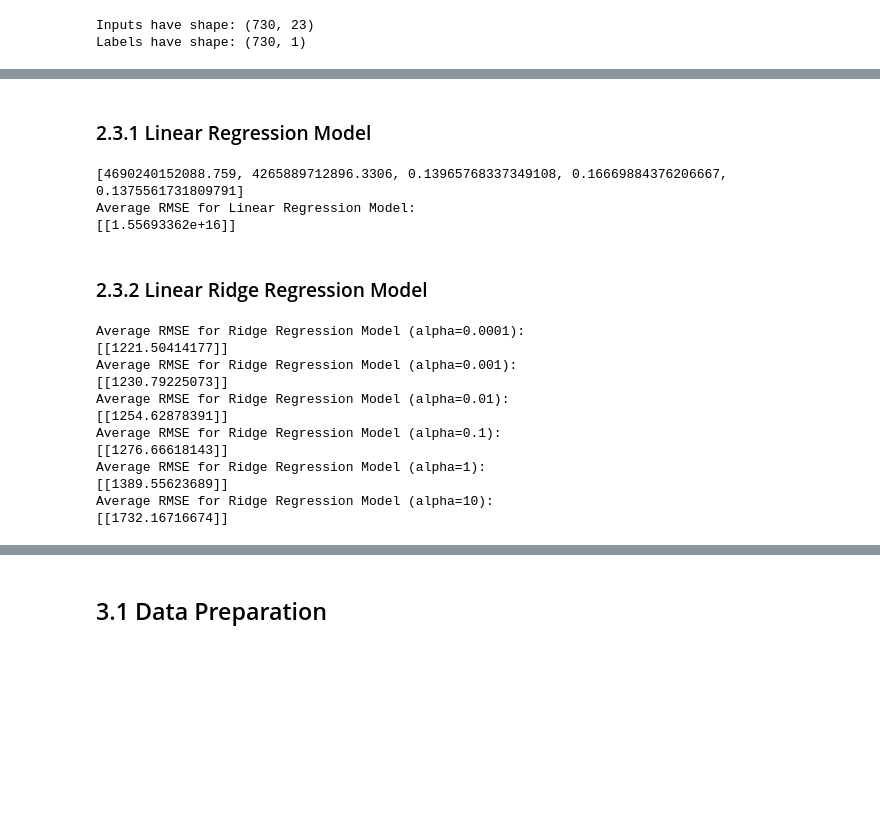
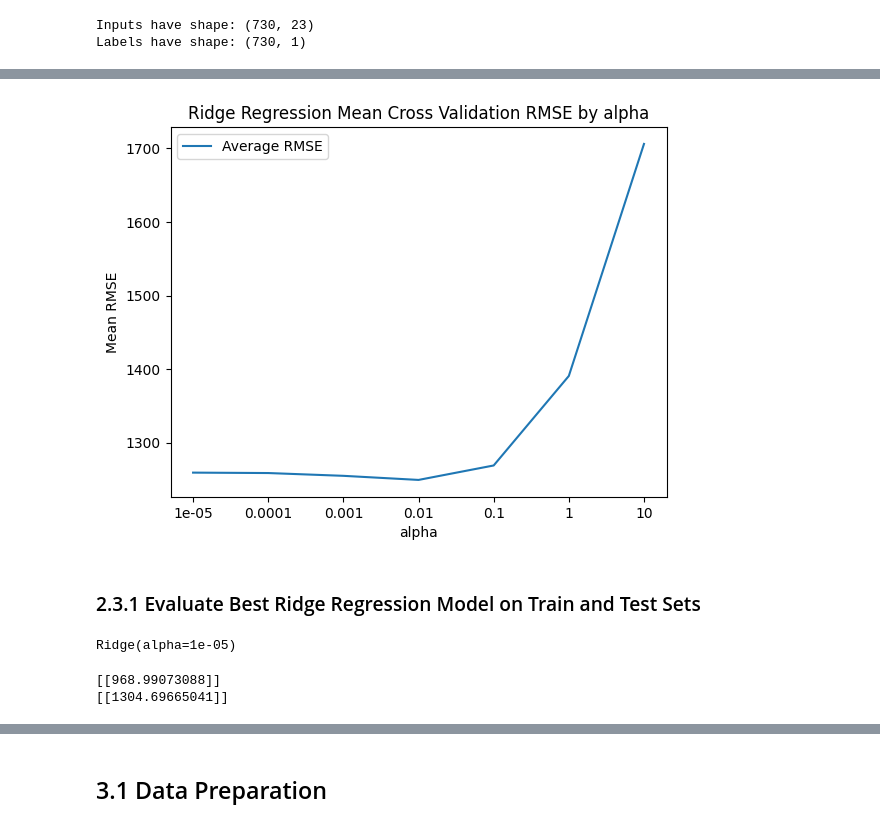
Before and after one commit to ZachOBrien/bikeshare-modelling, a Jupyter notebook: train.ipynb, the cells around one changed output, grey strips where cells are left out. Saved outputs shown, nothing was run; the diff lists cells and outputs as text; code cells hidden in the pictures; blank space fills up the shorter version.

```diff
--- a/train.ipynb
+++ b/train.ipynb
@@ -158,13 +163,13 @@ def create_timeseries_crossval_splits(data, n_splits):
     timeseries_crossval = TimeSeriesSplit(n_splits=5)
     return list(timeseries_crossval.split(data))
 # %%
-train_set_pct = 0.9
-train_set_size = int(len(X)*train_set_pct)
+# Test set will be the last 100 days of data
+train_set_size = len(X) - 100
 
 X_train_and_val = X[:train_set_size]
 y_train_and_val = y[:train_set_size]
 X_test = X[train_set_size:]
-y_test = X[train_set_size:]
+y_test = y[train_set_size:]
 
 # Create TRAIN, VALIDATION, and TEST sets for time series cross validation
 crossval_indices = create_timeseries_crossval_splits(X_train_and_val, n_splits=5)
@@ -217,7 +218,7 @@ def evaluate_linear_model(model, X, y, ts_crossvalidation_indices):
                                                  to perform timeseries cross validation
 
     Returns:
-        list[float]: RMSE scores for each cross validation subset
+        list[float], model: RMSE scores for each cross validation subset, and the final trained model
     """
     rmse_scores = []
     for train_indices, validation_indices in ts_crossvalidation_indices:
@@ -227,39 +228,33 @@ def evaluate_linear_model(model, X, y, ts_crossvalidation_indices):
         model.fit(X_train, y_train)
         predictions = model.predict(X_validation)
         rmse_scores.append(mean_squared_error(y_validation, predictions, squared=False))
-    return rmse_scores
+    return rmse_scores, model
-# %% [markdown]
-### 2.3.1 Linear Regression Model
-# %%
-rmse_scores_linear = evaluate_linear_model(linear_model.LinearRegression(), X_train_and_val, y_train_and_val, crossval_indices)
-print(rmse_scores_linear)
-# Same as before, the count was MinMaxScaled to use in model training. But for better interpretability of
-# the results, it is transformed back to its original value here
-avg_rmse_score_linear = daily_label_scaler.inverse_transform(np.average(rmse_scores_linear).reshape(-1, 1))
-print("Average RMSE for Linear Regression Model:")
-print(avg_rmse_score_linear)
-# %% [output]
-[4690240152088.759, 4265889712896.3306, 0.13965768337349108, 0.16669884376206667, 0.1375561731809791]
-Average RMSE for Linear Regression Model:
-[[1.55693362e+16]]
-# %% [markdown]
-### 2.3.2 Linear Ridge Regression Model
 # %%
-for alpha in [1e-4, 1e-3, 1e-2, 1e-1, 1, 10]:
-    rmse_scores_ridge = evaluate_linear_model(linear_model.Ridge(alpha=alpha), X_train_and_val, y_train_and_val, crossval_indices)
-    avg_rmse_score_ridge = daily_label_scaler.inverse_transform(np.average(rmse_scores_ridge).reshape(-1, 1))
-    print(f"Average RMSE for Ridge Regression Model (alpha={alpha}):")
-    print(avg_rmse_score_ridge)
+alphas = [1e-5, 1e-4, 1e-3, 1e-2, 1e-1, 1, 10]
+avg_rmse_by_alpha = []
+ridge_models = []
+for alpha in alphas:
+    rmse_scores_ridge, model = evaluate_linear_model(linear_model.Ridge(alpha=alpha), X_train_and_val, y_train_and_val, crossval_indices)
+    avg_rmse_ridge = daily_label_scaler.inverse_transform(np.average(rmse_scores_ridge).reshape(-1, 1))
+    avg_rmse_by_alpha.append(avg_rmse_ridge[0][0])
+    ridge_models.append(model)
-# %% [output]
-Average RMSE for Ridge Regression Model (alpha=0.0001):
-[[1221.50414177]]
-Average RMSE for Ridge Regression Model (alpha=0.001):
-[[1230.79225073]]
-Average RMSE for Ridge Regression Model (alpha=0.01):
-[[1254.62878391]]
-Average RMSE for Ridge Regression Model (alpha=0.1):
-[[1276.66618143]]
-Average RMSE for Ridge Regression Model (alpha=1):
-[[1389.55623689]]
-Average RMSE for Ridge Regression Model (alpha=10):
-[[1732.16716674]]
+# %%
+fig, ax = plt.subplots()
+ax.plot(avg_rmse_by_alpha, label="Average RMSE")
+ax.set_xticks(range(len(alphas)))
+ax.set_xticklabels(alphas)
+ax.set_xlabel("alpha")
+ax.set_ylabel("Mean RMSE")
+ax.set_title("Ridge Regression Mean Cross Validation RMSE by alpha")
+ax.legend()
+fig.savefig("ridge_regression_hyperparameter_tuning.jpeg")
+plt.show()
+# %% [output]
+[figure, added]
+# %% [markdown]
+### 2.3.1 Evaluate Best Ridge Regression Model on Train and Test Sets
+# %%
+best_ridge_model = ridge_models[0]
+print(best_ridge_model)
+# %% [output]
+Ridge(alpha=1e-05)
@@ -266 +272,7 @@ Average RMSE for Ridge Regression Model (alpha=10):
+# %%
+print(best_model_rmse_train)
+print(best_model_rmse_test)
+# %% [output]
+[[968.99073088]]
+[[1304.69665041]]
 # %% [markdown]
```
Also changed, not shown: parts of 16 cells of this notebook.
